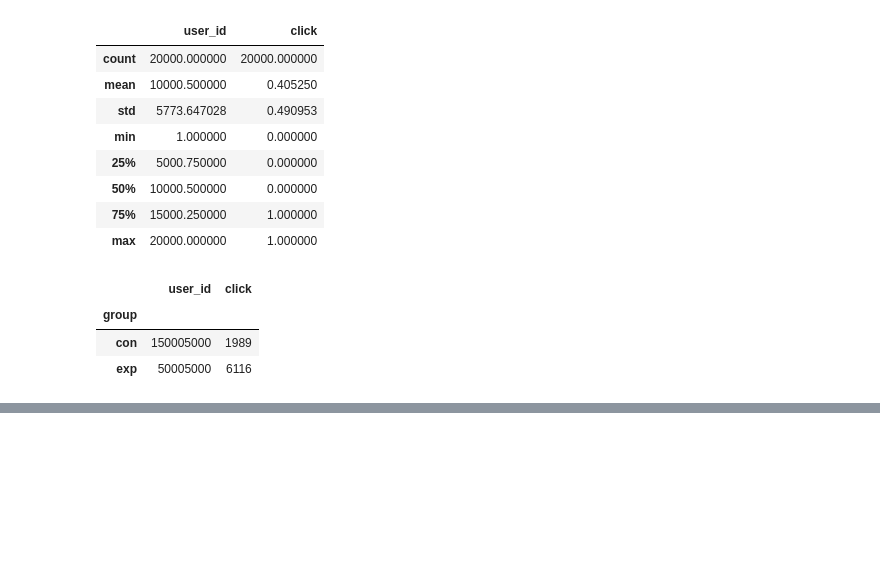
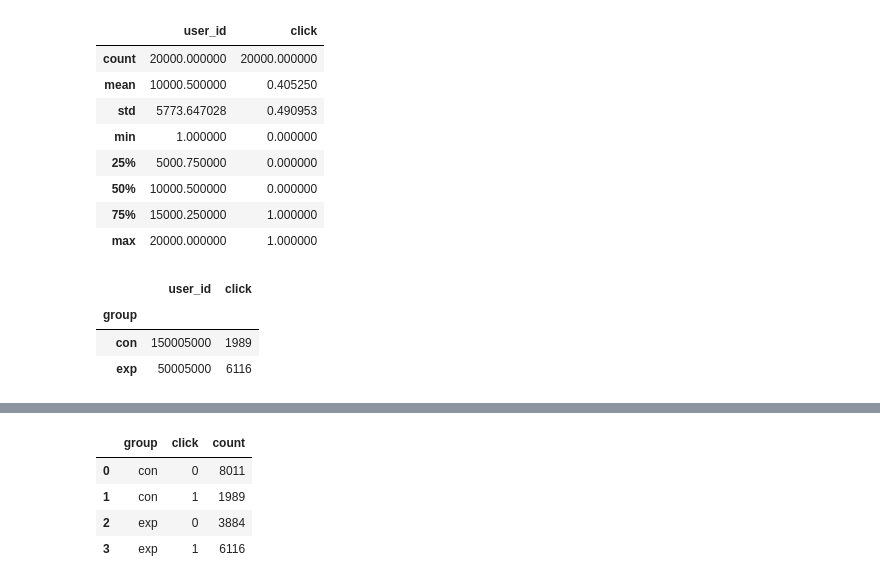
Before and after one commit to GongSeason/Python-for-Data-science-study, a Jupyter notebook: Part7_AB_Test_of_CTR_data.ipynb, the cells around one changed output, grey strips where cells are left out. Saved outputs shown, nothing was run; the diff lists cells and outputs as text; code cells hidden in the pictures; blank space fills up the shorter version.

```diff
--- a/Part7_AB_Test_of_CTR_data.ipynb
+++ b/Part7_AB_Test_of_CTR_data.ipynb
@@ -33,0 +43,8 @@ df_ab_test.groupby('group').sum('click')
+# %%
+df_ab_test.groupby(['group','click']).size().reset_index(name='count')
+# %% [output]
+|  | group | click | count |
+| 0 | con | 0 | 8011 |
+| 1 | con | 1 | 1989 |
+| 2 | exp | 0 | 3884 |
+| 3 | exp | 1 | 6116 |
```
Also changed, not shown: parts of 16 cells of this notebook.
